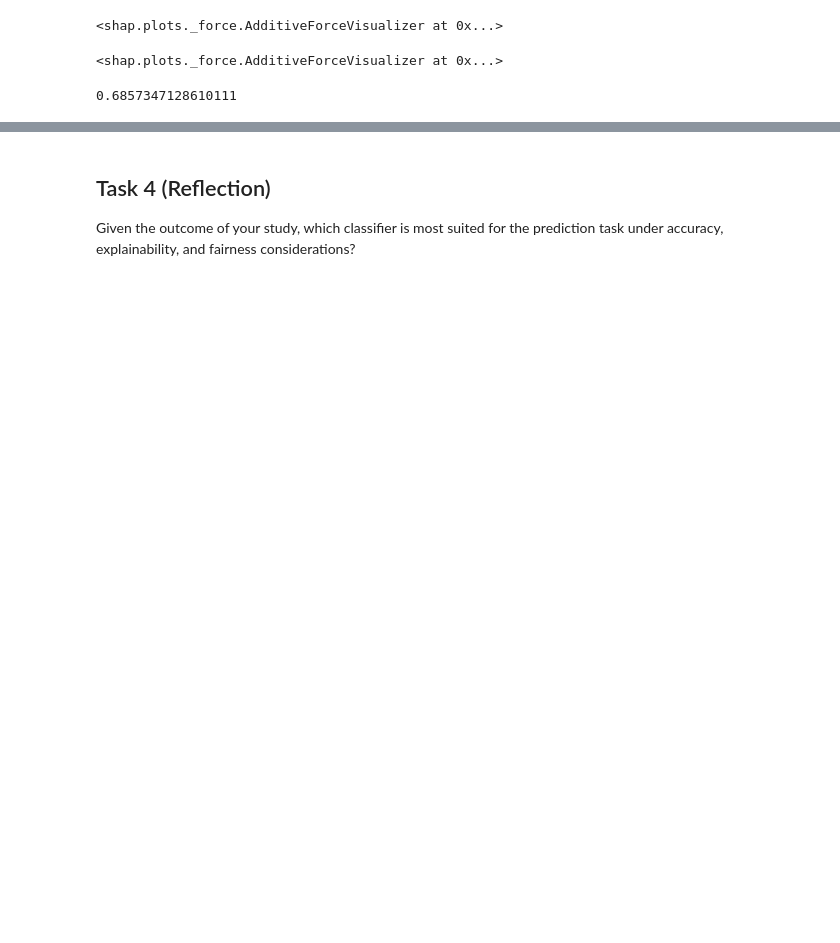
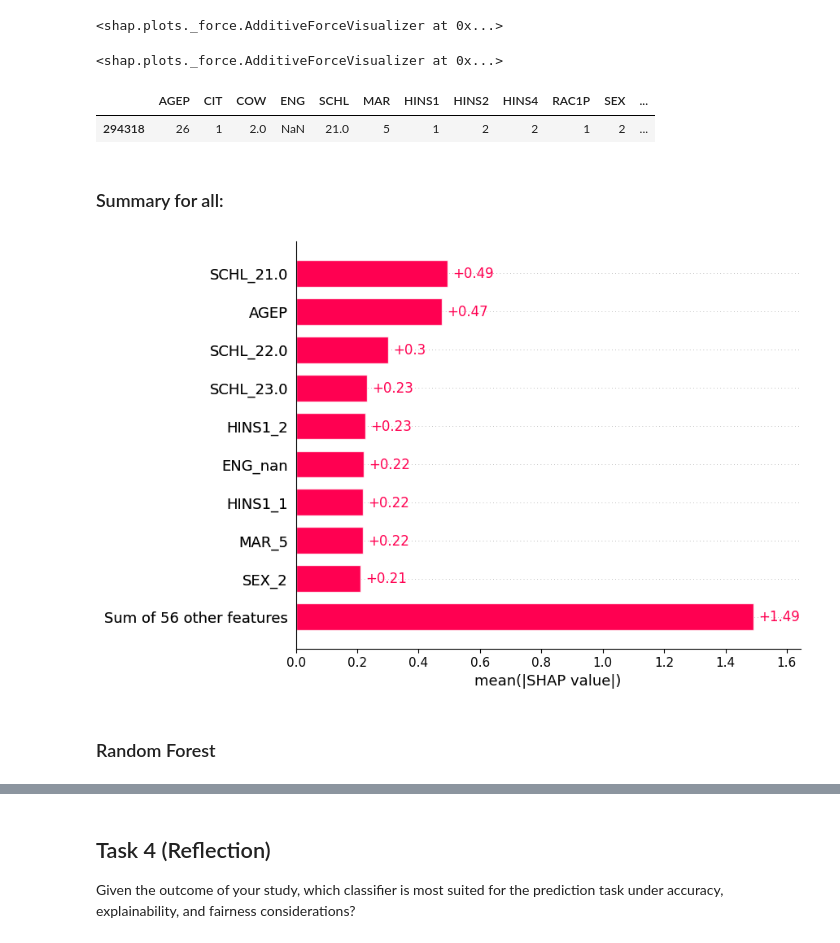
Before and after one commit to Xannadoo/Algorithmic_Fairness_Mandatories, a Jupyter notebook: Mandatory_1/afae24-assignment.ipynb, the cells around one changed output, grey strips where cells are left out. Cells and saved outputs as stored; diff of their text form; code cells hidden in the pictures; blank space fills up the shorter version.

```diff
--- a/Mandatory_1/afae24-assignment_sanna.ipynb
+++ b/Mandatory_1/afae24-assignment.ipynb
@@ -682,6 +707,15 @@ shap.force_plot(explainer.expected_value, shap_agg_full[0], features=feature_nam
 # %% [output]
 <shap.plots._force.AdditiveForceVisualizer at 0x...>
-# %%
-LRclf.predict_proba(pd.DataFrame(X_test.iloc[dp]).T)[0,1]
-# %% [output]
-0.6857347128610111
+# %%
+pd.DataFrame(data_original.loc[X_test.index[dp]]).T  #get the original record, and see if this matches what we would expect
+# %% [output]
+|  | AGEP | CIT | COW | ENG | SCHL | MAR | HINS1 | HINS2 | HINS4 | RAC1P | SEX | ... |
+| 294318 | 26 | 1 | 2.0 | NaN | 21.0 | 5 | 1 | 2 | 2 | 1 | 2 | ... |
+# %% [markdown]
+### Summary for all:
+# %%
+shap.plots.bar(shap_values_LR)
+# %% [output]
+[figure, added]
+# %% [markdown]
+### Random Forest
```
Also changed, not shown: parts of 16 cells of this notebook, 2 other files.
